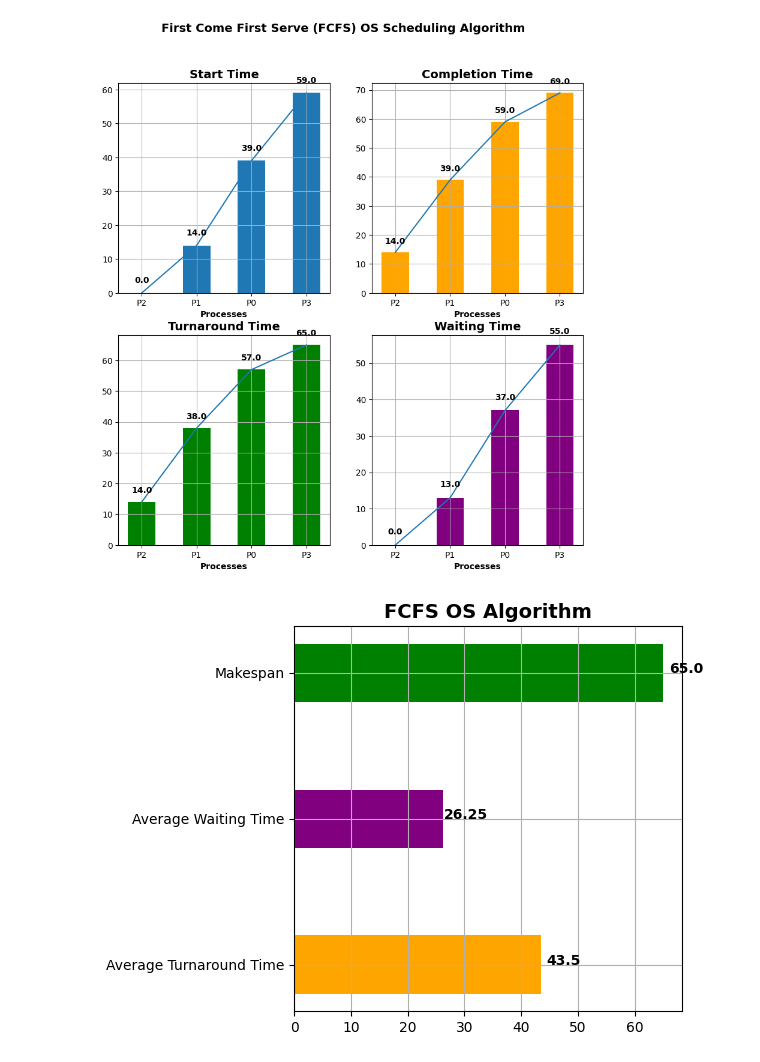
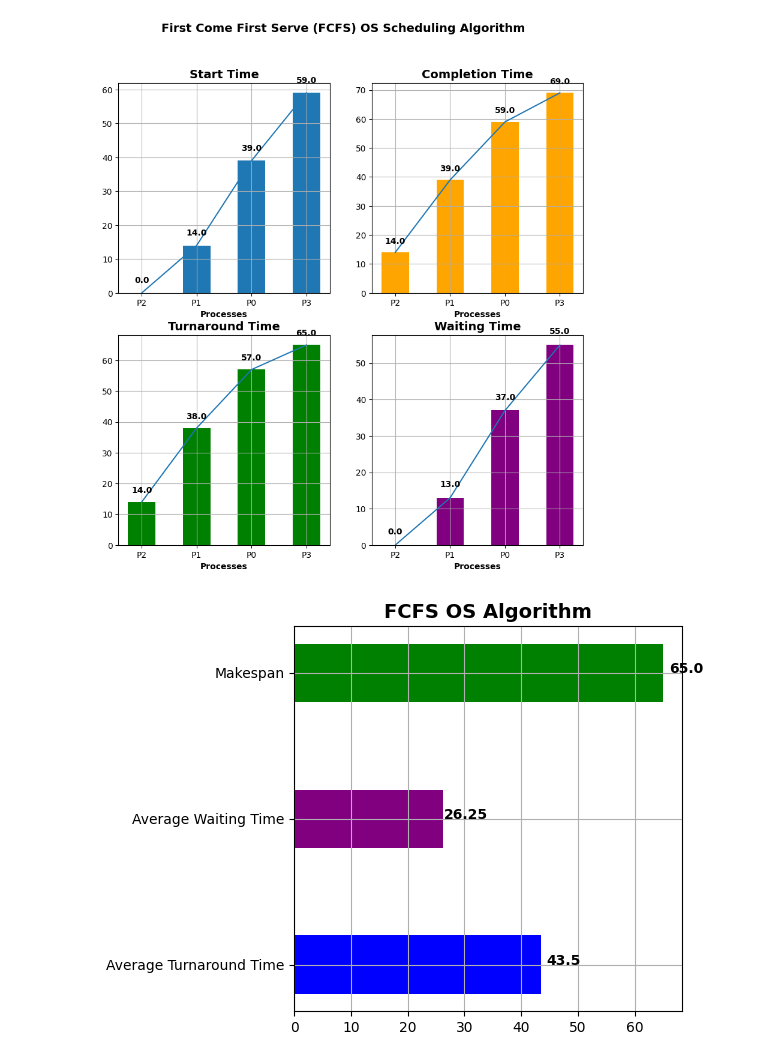
Before and after one commit to ZiaUrRehman-bit/Implementation-of-OS-Scheduling-Algorithms-in-Python, a Jupyter notebook: FCFS (First Come First Serve)/FCFS.ipynb, the cells around one changed output. Cells and saved outputs as stored; diff of their text form; code cells hidden in the pictures.

```diff
--- a/FCFS (First Come First Serve)/FCFS.ipynb
+++ b/FCFS (First Come First Serve)/FCFS.ipynb
@@ -276,17 +276,18 @@ plt.show()
 # %%
 forPlot = [averageTurnAroundTime, averageWeightingTime, makespan]
 hBary = ["Average Turnaround Time", "Average Waiting Time", "Makespan"]
 
-colors = ['orange', 'purple', 'green']
+colors = ['BLUE', 'purple', 'green']
 
 plt.figure(figsize=(5,5))
 plt.barh(hBary,forPlot, color = colors, height=0.4)
 
 for i, v in enumerate(forPlot):
     plt.text(v + 4, i , str(v), ha='center', fontweight='bold')
 
 plt.title("FCFS OS Algorithm", fontweight = 'bold', fontsize = '14')
 plt.grid("on")
+      # set grid transparency to 0.5
 plt.show()
 # %% [output]
-[figure, old version]
+[figure, new version]
```
Also changed, not shown: 1 other file.
